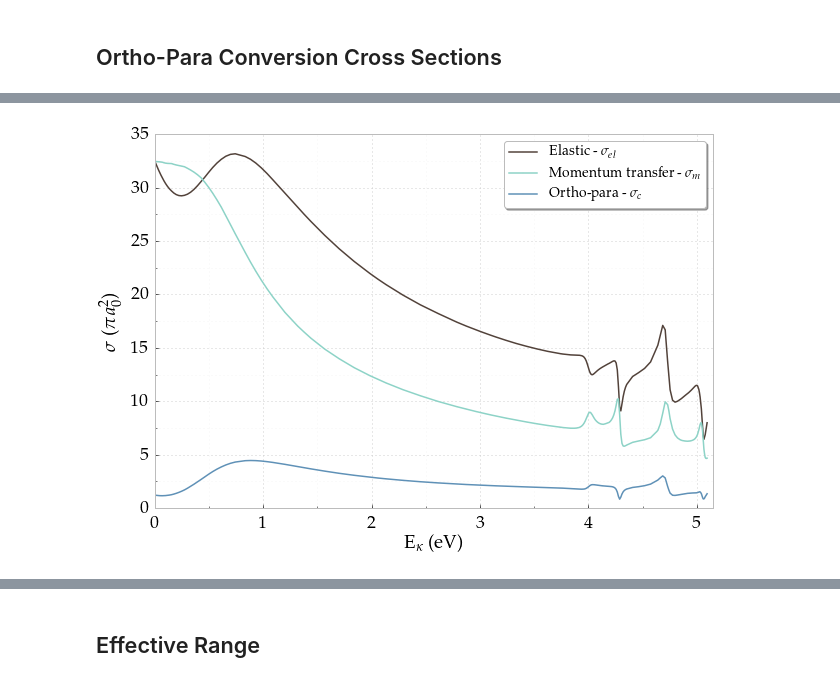
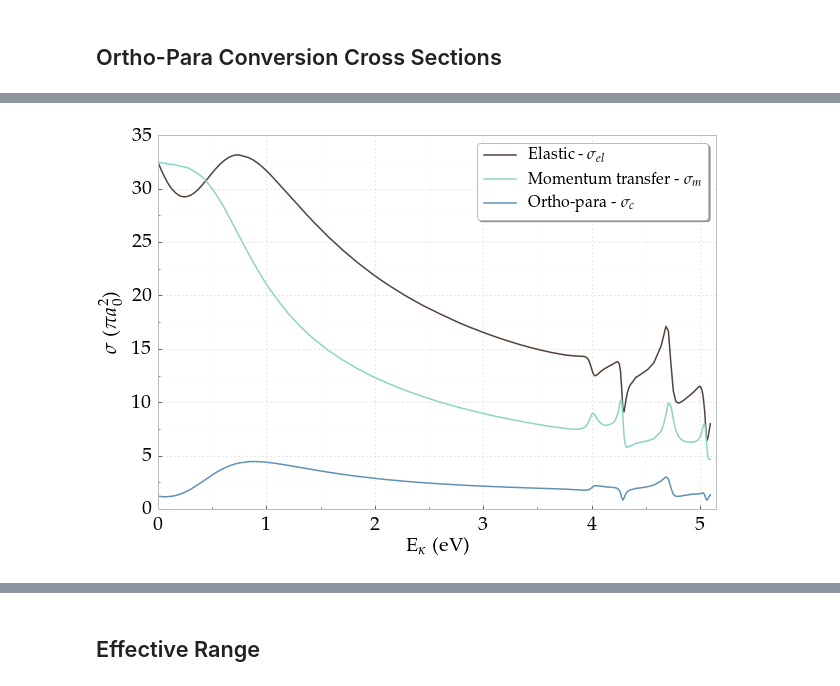
Before and after one commit to DentonW/Papers, a Jupyter notebook: PRA PsH/IPython/Paper Images.ipynb, the cells around one changed output, grey strips where cells are left out. Saved outputs shown, nothing was run; the diff lists cells and outputs as text; code cells hidden in the pictures.

```diff
--- a/PRA PsH/IPython/Paper Images.ipynb
+++ b/PRA PsH/IPython/Paper Images.ipynb
@@ -736,17 +829,18 @@ pyplot.show()
 # %%
 colors = ('#52423A', "#8dd3c7", '#5F91B7')
 
-df.plot(x='E', y='Cross', marker='.', markersize=0.01, label=r'Elastic - $\sigma_{el}$', color=colors[0])
+#df.plot(x='E', y='Cross', marker='.', markersize=0.01, label=r'Elastic - $\sigma_{el}$', color=colors[0])
+pyplot.plot(df['E'], df['Cross'], marker='.', markersize=0.01, label=r'Elastic - $\sigma_{el}$', color=colors[0])
 pyplot.plot(ktoE(kappasub), mom_cross, plotsty[1], marker='.', markersize=0.01, label=r'Momentum transfer - $\sigma_{m}$', color=colors[1])
 pyplot.plot(ktoE(kappasub), op_cross, '-', marker='.', markersize=0.01, label=r'Ortho-para - $\sigma_{c}$', color=colors[2])
 
 pyplot.xlabel(r"${\rm{E}}_{\kappa}$ (eV)")
 pyplot.ylabel(r"$\sigma$ ($\pi a_0^2$)")
 
 pyplot.legend()
 pyplot.xlim([0,5.15])
 FixPlot(plt)
 pyplot.savefig("cross-section-comparisons.pdf", bbox_inches='tight')
 pyplot.show()
 # %% [output]
-[figure, old version]
+[figure, new version]
```
Also changed, not shown: parts of 27 cells of this notebook, 8 other files.
